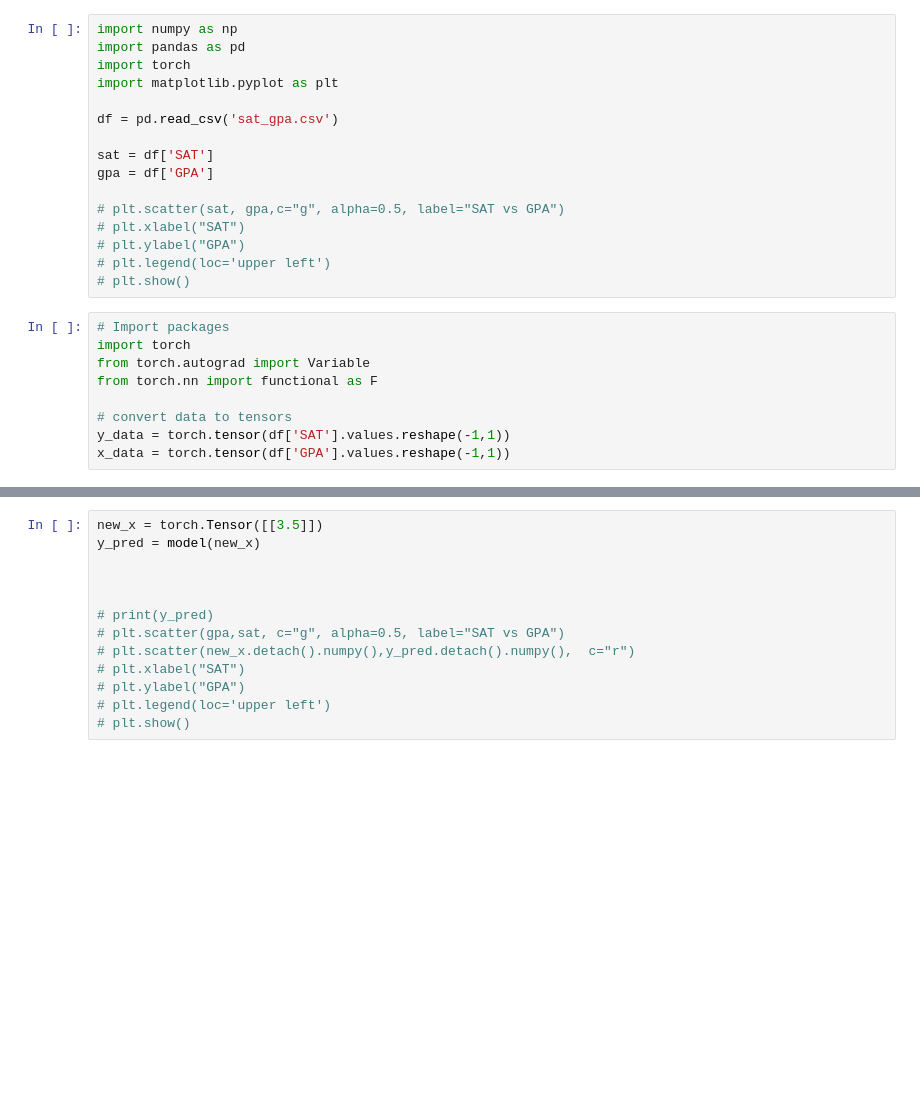
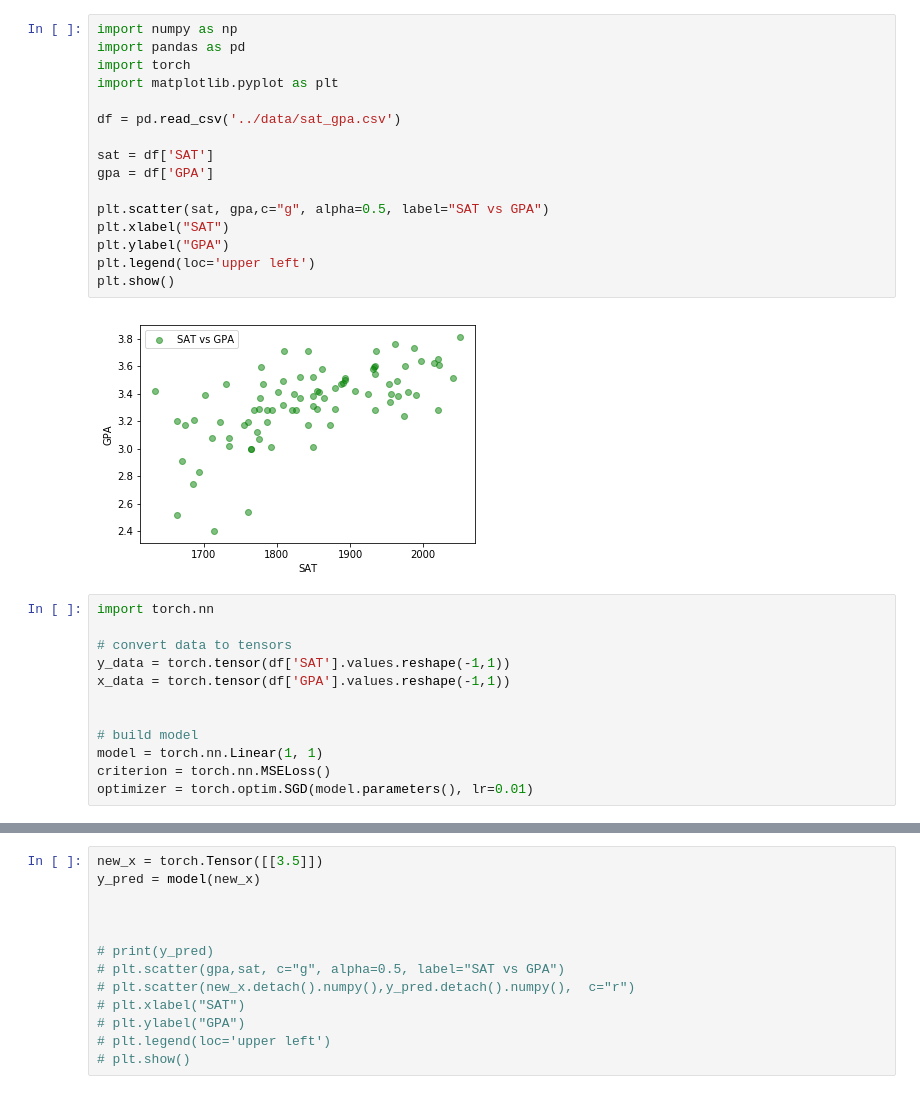
Before and after one commit to jmacnut/HWT_WorkshopMaterials, a Jupyter notebook: python/codes/V1_regression_pytorch2.ipynb, the cells around one changed output, grey strips where cells are left out. Drawn from its saved outputs; the diff is of its cells as text; blank space fills up the shorter version.

```diff
--- a/python/codes/V1_regression_pytorch2.ipynb
+++ b/python/codes/V1_regression_pytorch2.ipynb
@@ -1,27 +1,32 @@
 # %%
 import numpy as np
 import pandas as pd
 import torch
 import matplotlib.pyplot as plt
 
-df = pd.read_csv('sat_gpa.csv')
+df = pd.read_csv('../data/sat_gpa.csv')
 
 sat = df['SAT']
 gpa = df['GPA']
 
-# plt.scatter(sat, gpa,c="g", alpha=0.5, label="SAT vs GPA")
-# plt.xlabel("SAT")
-# plt.ylabel("GPA")
-# plt.legend(loc='upper left')
-# plt.show()
+plt.scatter(sat, gpa,c="g", alpha=0.5, label="SAT vs GPA")
+plt.xlabel("SAT")
+plt.ylabel("GPA")
+plt.legend(loc='upper left')
+plt.show()
+# %% [output]
+[figure, added]
 # %%
-# Import packages
-import torch
-from torch.autograd import Variable
-from torch.nn import functional as F
+import torch.nn
 
 # convert data to tensors
 y_data = torch.tensor(df['SAT'].values.reshape(-1,1))
 x_data = torch.tensor(df['GPA'].values.reshape(-1,1))
+
+
+# build model
+model = torch.nn.Linear(1, 1)
+criterion = torch.nn.MSELoss()
+optimizer = torch.optim.SGD(model.parameters(), lr=0.01)
 # %%
 losses = []
```
Also changed, not shown: parts of 3 cells of this notebook, 1 other file.
